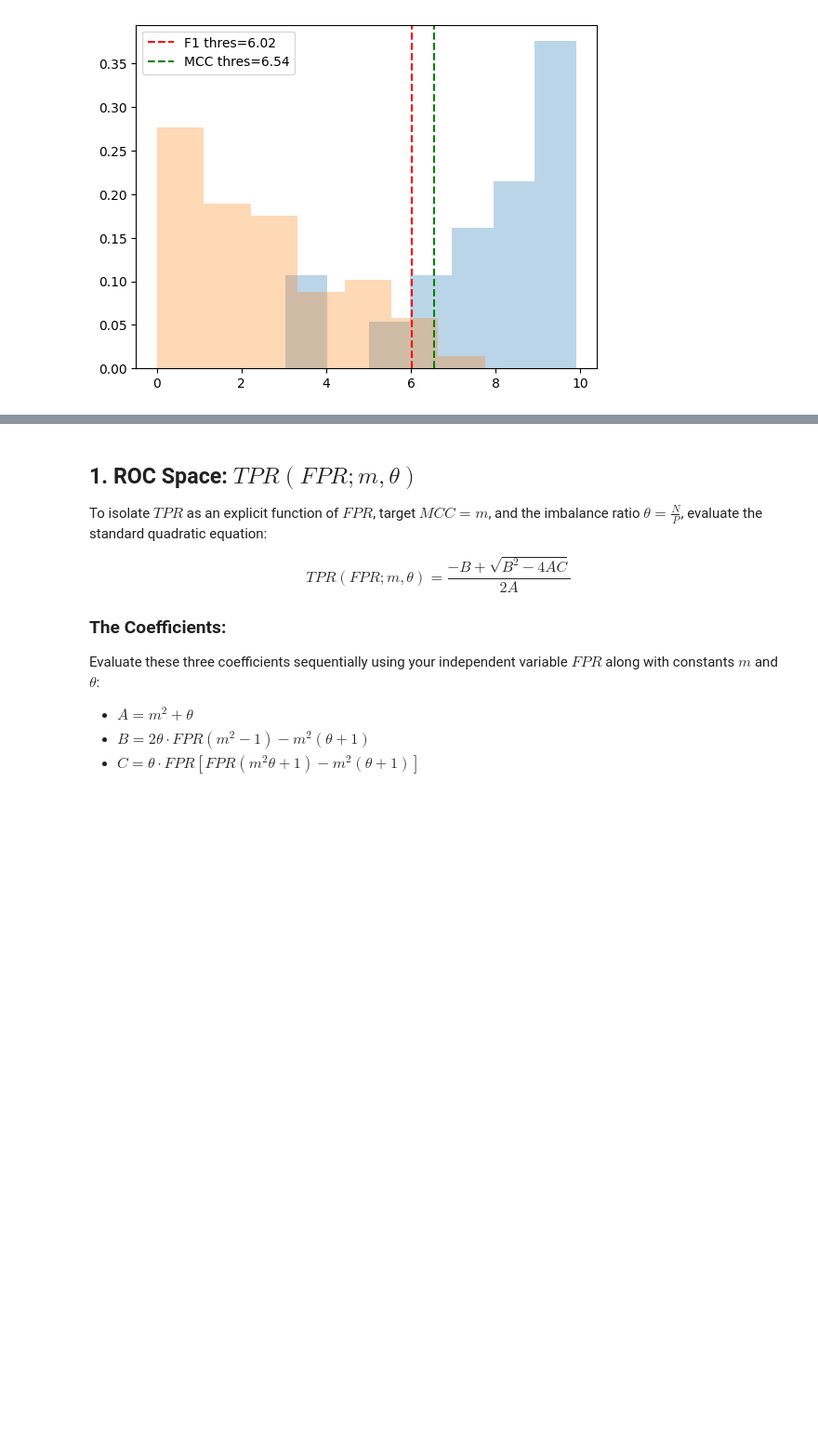
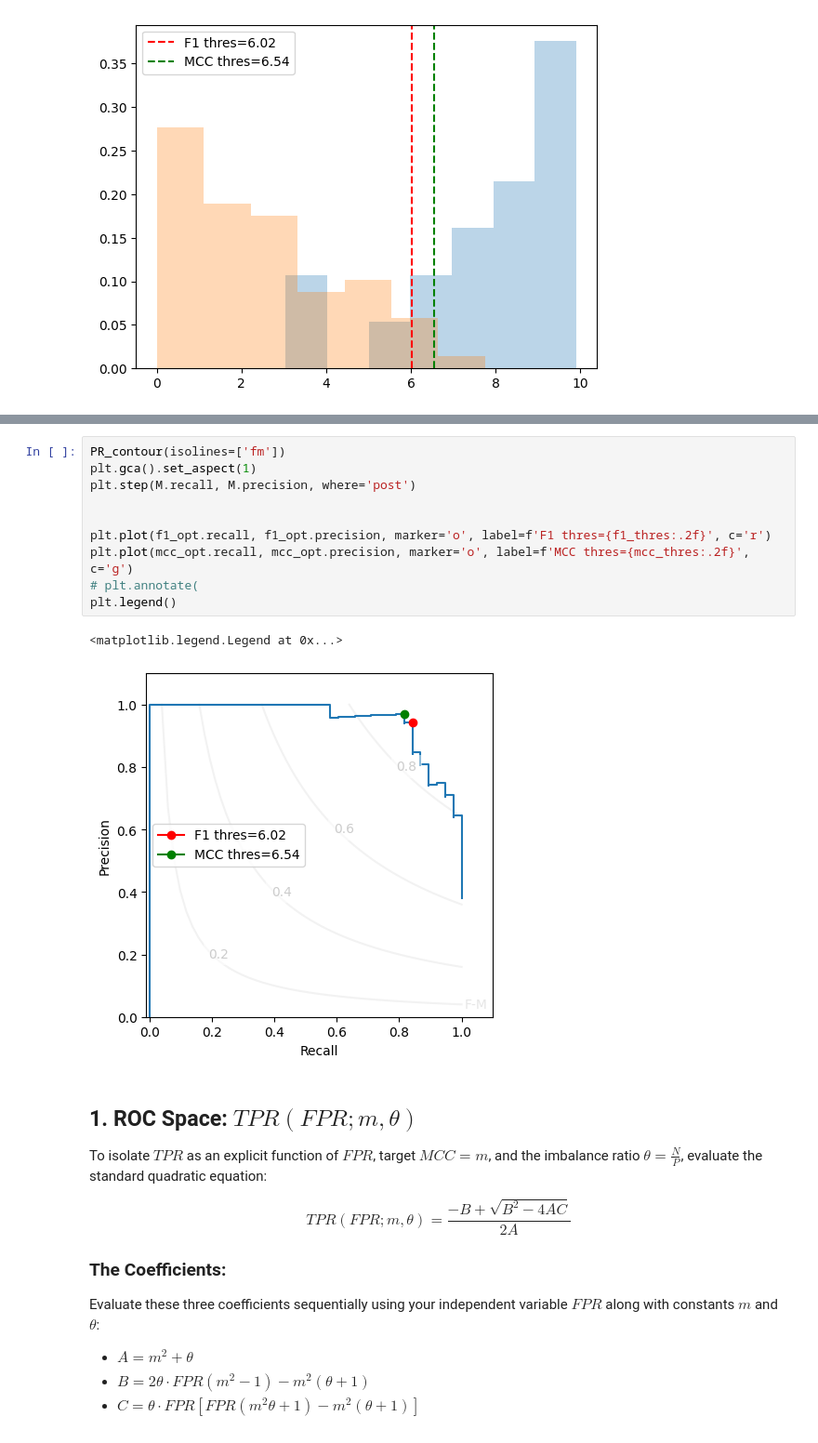
Before and after one commit to rtbs-dev/Contingency, a Jupyter notebook: examples/roc.ipynb, the cells around one changed output, grey strips where cells are left out. Shown at 93% size. Saved outputs shown, nothing was run; the diff lists cells and outputs as text; blank space fills up the shorter version.

```diff
--- a/examples/roc.ipynb
+++ b/examples/roc.ipynb
@@ -67,3 +137,16 @@ plt.legend()
+# %%
+PR_contour(isolines=['fm'])
+plt.gca().set_aspect(1)
+plt.step(M.recall, M.precision, where='post')
+
+
+plt.plot(f1_opt.recall, f1_opt.precision, marker='o', label=f'F1 thres={f1_thres:.2f}', c='r')
+plt.plot(mcc_opt.recall, mcc_opt.precision, marker='o', label=f'MCC thres={mcc_thres:.2f}', c='g')
+# plt.annotate(
+plt.legend()
+# %% [output]
+<matplotlib.legend.Legend at 0x...>
+[figure, added]
 # %% [markdown]
 ## 1. ROC Space: $TPR(FPR; m, \theta)$
 
```
Also changed, not shown: parts of 4 cells of this notebook, 1 other file.
